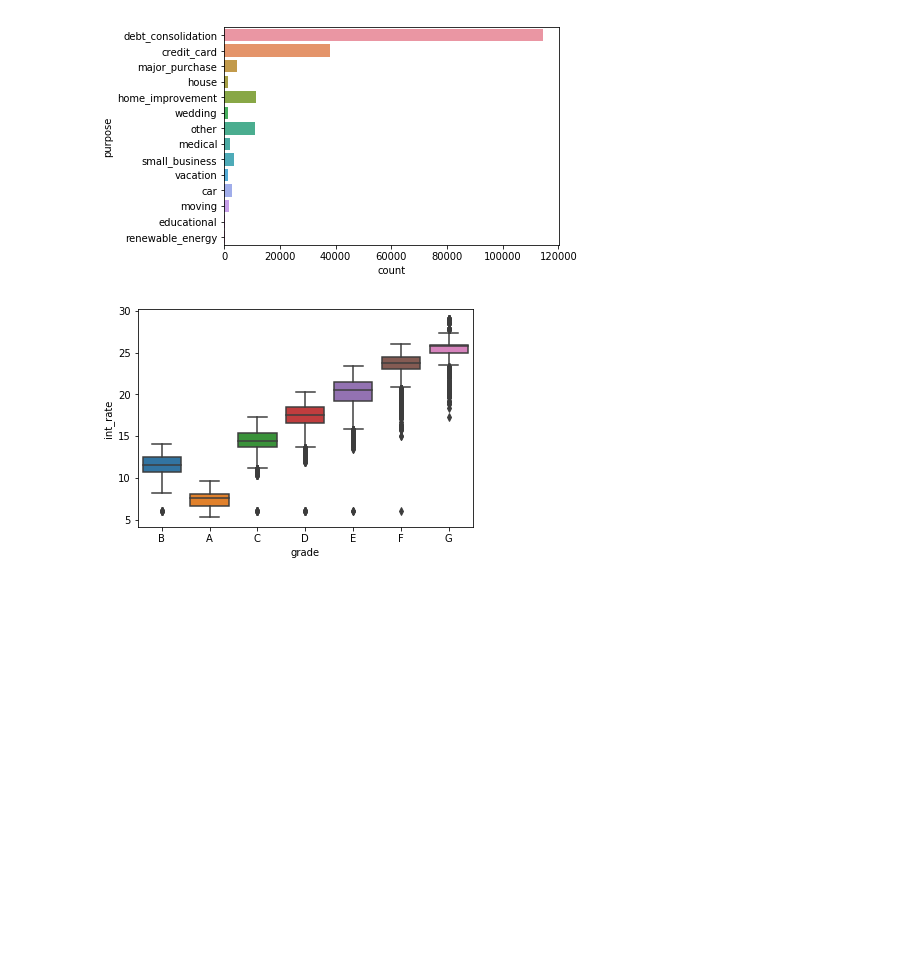
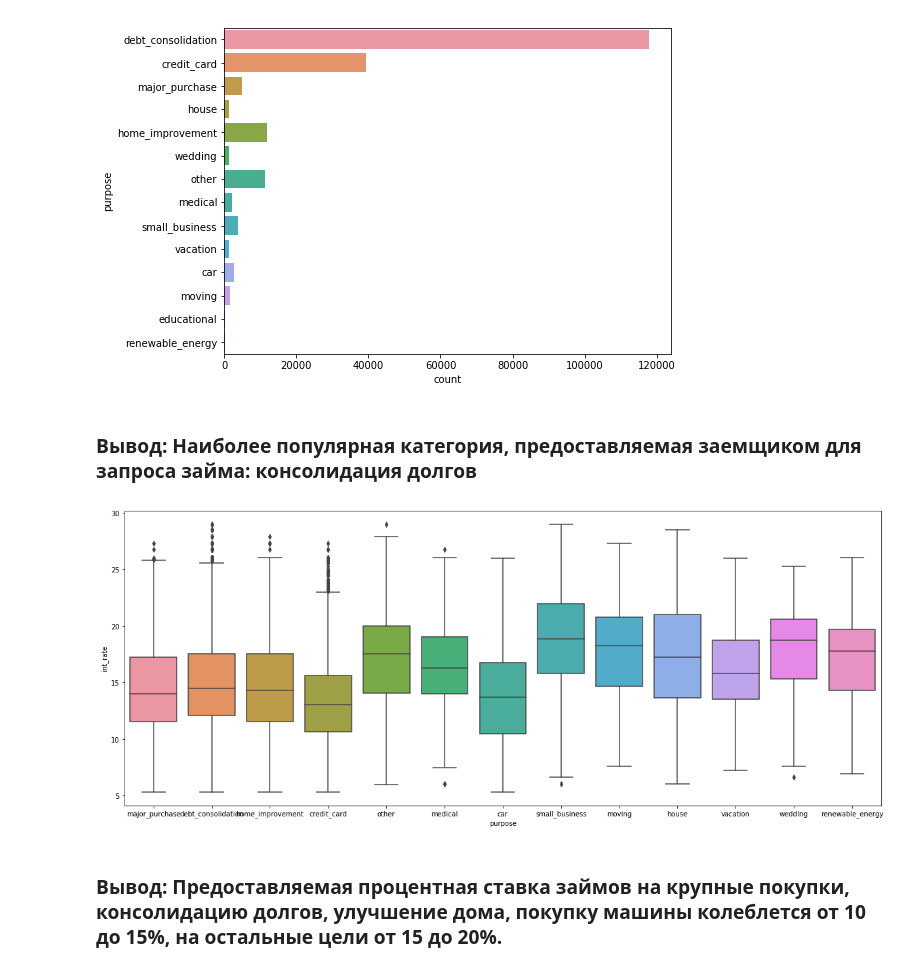
Before and after one commit to gr-nastassia/mccme_python_tasks, a Jupyter notebook: visualization.ipynb, the cells around one changed output. Drawn from its saved outputs; the diff is of its cells as text; code cells hidden in the pictures; blank space fills up the shorter version.

Commit message:
Commit lesson visualization

```diff
--- a/visualization.ipynb
+++ b/visualization.ipynb
@@ -5,4 +5,6 @@ from matplotlib import pyplot as plt
 import seaborn as sns
 %matplotlib inline
 # %%
-data = pd.read_csv('data/train.csv',low_memory=False)
+data = pd.read_csv('../../python/data/train.csv',low_memory=False)
+data = data.dropna()
+data.info()
@@ -31,10 +39,16 @@ data.dropna()
 # %%
+plt.figure(figsize=(8, 6))
 sns.countplot(y = 'purpose',  data = data);
 # %% [output]
-[figure, old version]
+[figure, new version]
+# %% [markdown]
+### Вывод: Наиболее популярная категория, предоставляемая заемщиком для запроса займа: консолидация долгов
 # %%
-sns.boxplot(y = 'int_rate', x = 'grade',  data = data);
+plt.figure(figsize=(20, 8))
+sns.boxplot(y = 'int_rate', x = 'purpose',  data = data);
 # %% [output]
-[figure, old version]
+[figure, new version]
+# %% [markdown]
+### Вывод: Предоставляемая процентная ставка займов на крупные покупки, консолидацию долгов, улучшение дома, покупку машины колеблется от 10 до 15%, на остальные цели от 15 до 20%.
 # %%
 data['loan_type'] = data['loan_status'].map({1.0: 'Paid', 0.0: 'Not-paid'})
```
Also changed, not shown: parts of 18 cells of this notebook.
